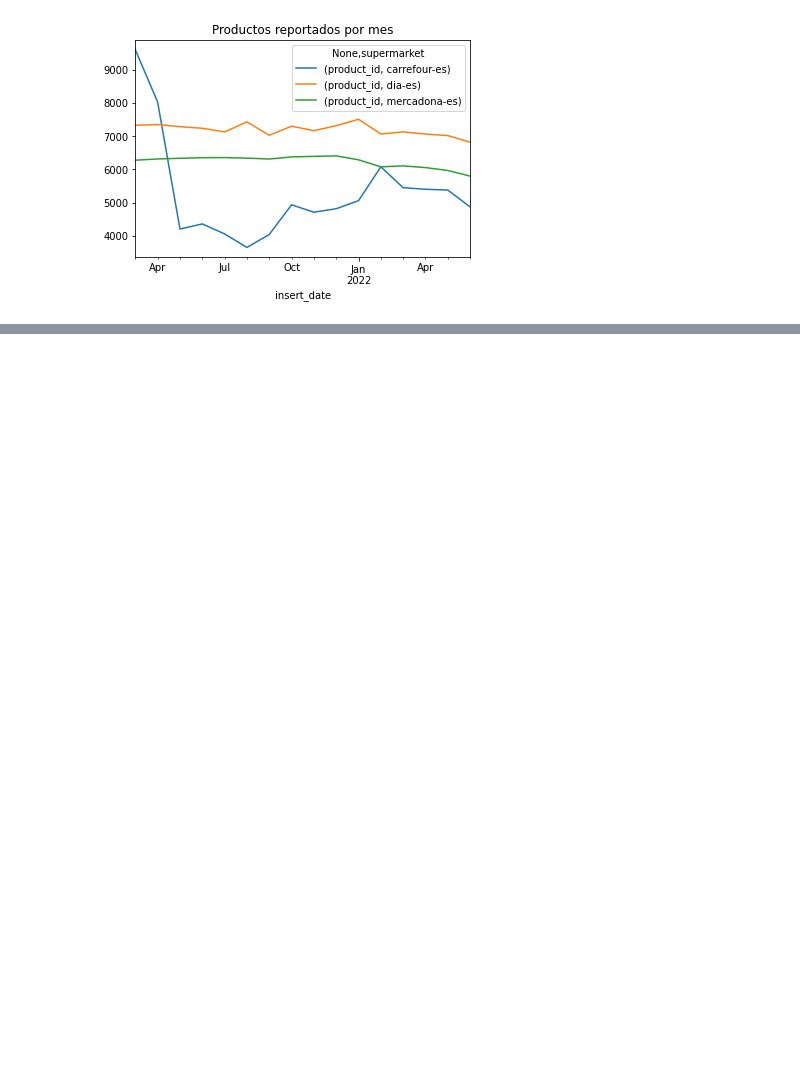
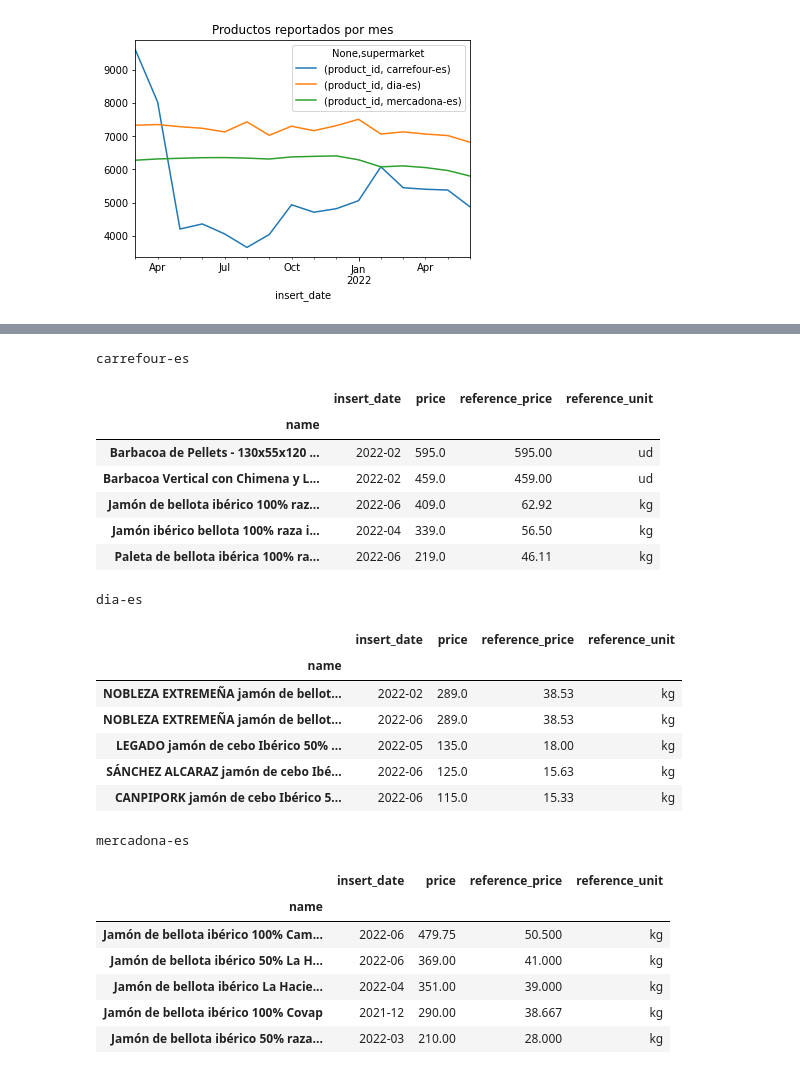
Before and after one commit to dapasca/productos_de_supermercado, a Jupyter notebook: eda.ipynb, the cells around one changed output, grey strips where cells are left out. Saved outputs shown, nothing was run; the diff lists cells and outputs as text; code cells hidden in the pictures; blank space fills up the shorter version.

```diff
--- a/eda.ipynb
+++ b/eda.ipynb
@@ -85,0 +73,33 @@ plt.show()
+# %%
+for supermarket in ['carrefour-es', 'dia-es', 'mercadona-es']:
+    f_supermarket = sc.dataset.supermarket==supermarket
+    print(supermarket)
+    display(sc.dataset.loc[
+        f_supermarket,
+        ['insert_date', 'name', 'price', 'reference_price', 'reference_unit']
+    ].sort_values(['price', 'insert_date'], ascending=[False, False]).groupby('name').first().sort_values('price', ascending=False).head(5))
+# %% [output]
+carrefour-es
+|  | insert_date | price | reference_price | reference_unit |
+| name |  |  |  |  |
+| Barbacoa de Pellets - 130x55x120 ... | 2022-02 | 595.0 | 595.00 | ud |
+| Barbacoa Vertical con Chimena y L... | 2022-02 | 459.0 | 459.00 | ud |
+| Jamón de bellota ibérico 100% raz... | 2022-06 | 409.0 | 62.92 | kg |
+| Jamón ibérico bellota 100% raza i... | 2022-04 | 339.0 | 56.50 | kg |
+| Paleta de bellota ibérica 100% ra... | 2022-06 | 219.0 | 46.11 | kg |
+dia-es
+|  | insert_date | price | reference_price | reference_unit |
+| name |  |  |  |  |
+| NOBLEZA EXTREMEÑA jamón de bellot... | 2022-02 | 289.0 | 38.53 | kg |
+| NOBLEZA EXTREMEÑA jamón de bellot... | 2022-06 | 289.0 | 38.53 | kg |
+| LEGADO jamón de cebo Ibérico 50% ... | 2022-05 | 135.0 | 18.00 | kg |
+| SÁNCHEZ ALCARAZ jamón de cebo Ibé... | 2022-06 | 125.0 | 15.63 | kg |
+| CANPIPORK jamón de cebo Ibérico 5... | 2022-06 | 115.0 | 15.33 | kg |
+mercadona-es
+|  | insert_date | price | reference_price | reference_unit |
+| name |  |  |  |  |
+| Jamón de bellota ibérico 100% Cam... | 2022-06 | 479.75 | 50.500 | kg |
+| Jamón de bellota ibérico 50% La H... | 2022-06 | 369.00 | 41.000 | kg |
+| Jamón de bellota ibérico La Hacie... | 2022-04 | 351.00 | 39.000 | kg |
+| Jamón de bellota ibérico 100% Covap | 2021-12 | 290.00 | 38.667 | kg |
+| Jamón de bellota ibérico 50% raza... | 2022-03 | 210.00 | 28.000 | kg |
```
Also changed, not shown: parts of 7 cells of this notebook, 4 other files.
